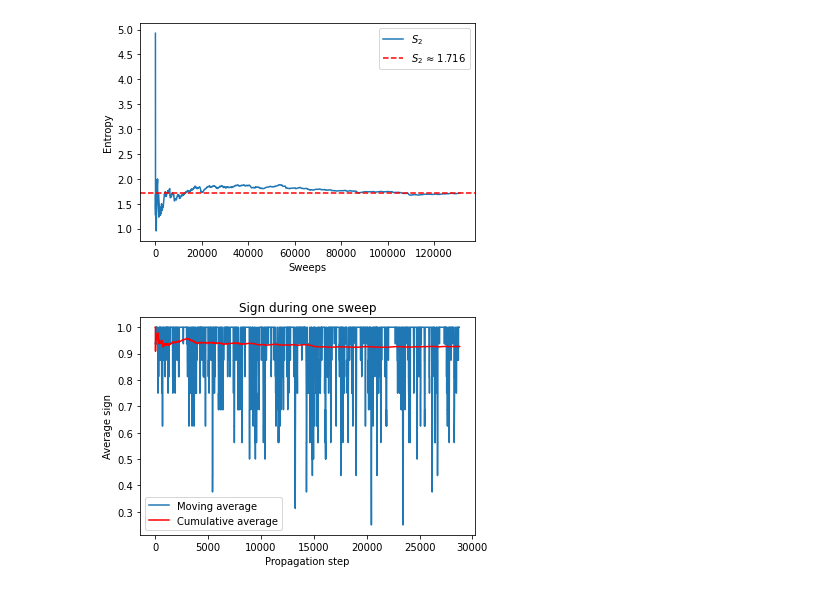
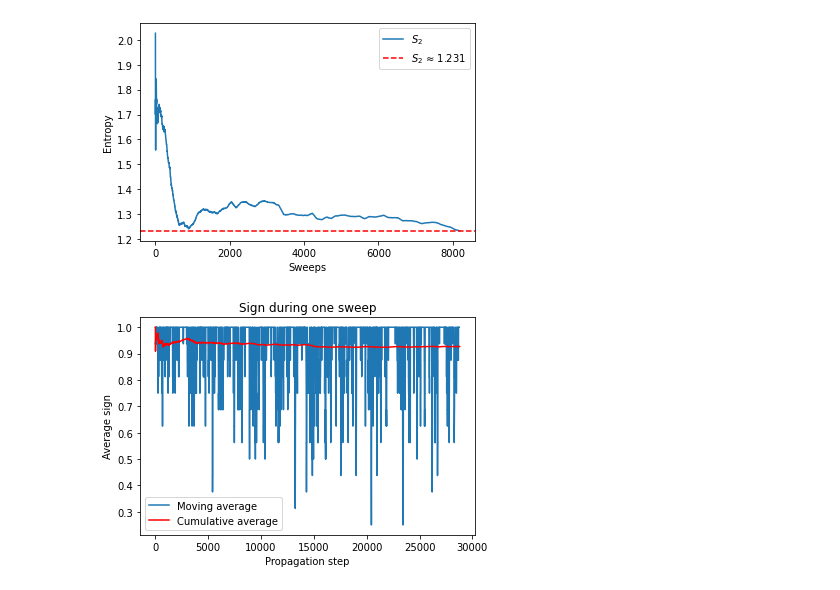
Before and after one commit to Terkadur/AFQMC, a Jupyter notebook: plot.ipynb, the cells around one changed output. Drawn from its saved outputs; the diff is of its cells as text; code cells hidden in the pictures.

Commit message:
2:2 filling vs pseudo sign problem

```diff
--- a/plot.ipynb
+++ b/plot.ipynb
@@ -93,27 +93,28 @@ def plot_acc_etgent(EtgEnt_path, Pq2_path):
 # %%
 def plot_etgent_conv(EtgEnt_path, filling=None, U=None, partition=None):
     file = h5py.File(EtgEnt_path)
-    if U != None:
-        index = list(file["U"]).index(U)
-        if index == -1:
-            raise Exception("U not found")
-    elif filling != None:
-        if type(filling) == tuple:
-            index = -1
-            for (i, ref) in enumerate(list(file["filling"])):
-                if str(filling) == str(np.array(file[ref])):
-                    index = i
-                    break
-            if index == -1:
-                raise Exception("Filling not found")
-        elif type(filling) == int:
-            index = list(file["filling"]).index(filling)
-            if index == -1:
-                raise Exception("filling not found")
-    elif partition != None:
-        index = list(file["partition"]).index(partition)
-        if index == -1:
-            raise Exception("partition not found")
+    # if U != None:
+    #     index = list(file["U"]).index(U)
+    #     if index == -1:
+    #         raise Exception("U not found")
+    # elif filling != None:
+    #     if type(filling) == tuple:
+    #         index = -1
+    #         for (i, ref) in enumerate(list(file["filling"])):
+    #             if str(filling) == str(np.array(file[ref])):
+    #                 index = i
+    #                 break
+    #         if index == -1:
+    #             raise Exception("Filling not found")
+    #     elif type(filling) == int:
+    #         index = list(file["filling"]).index(filling)
+    #         if index == -1:
+    #             raise Exception("filling not found")
+    # elif partition != None:
+    #     index = list(file["partition"]).index(partition)
+    #     if index == -1:
+    #         raise Exception("partition not found")
+    index = 0
 
     ref = file["S2_conv"][index]
     conv_etgent = np.array(file[ref])
@@ -124,9 +125,9 @@ def plot_etgent_conv(EtgEnt_path, filling=None, U=None, partition=None):
     plt.ylabel("Entropy")
     plt.legend()
 # %%
-plot_etgent_conv("./rep_data/4x4/processed/EtgEnt_N16_U8.0_beta20.0.jld", partition=8)
+plot_etgent_conv("./rep_data/2x2/processed/EtgEnt_nosgn_LA2_U2.0_beta50.0.jld")
 # %% [output]
-[figure, old version]
+[figure, new version]
 # %%
 file = h5py.File("./data/test/PropSgn_LA8_N24_U14.0_beta18.0_seed1234.jld")
 
```
Also changed, not shown: 4 other files.
